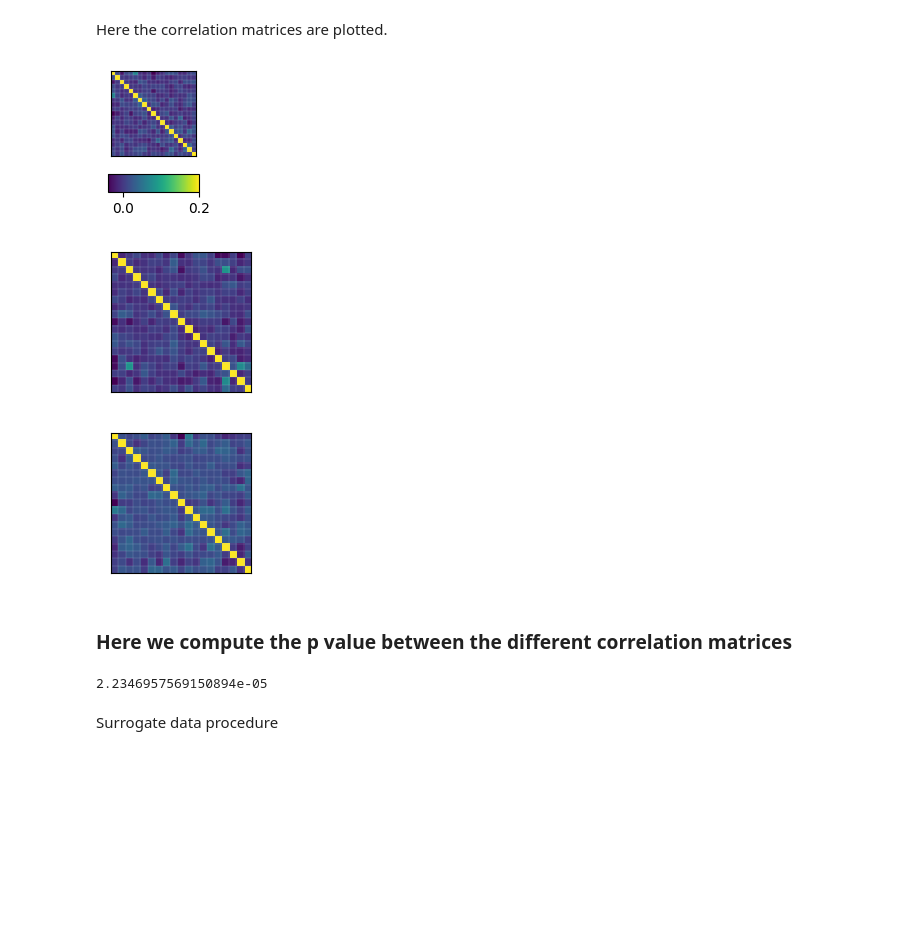
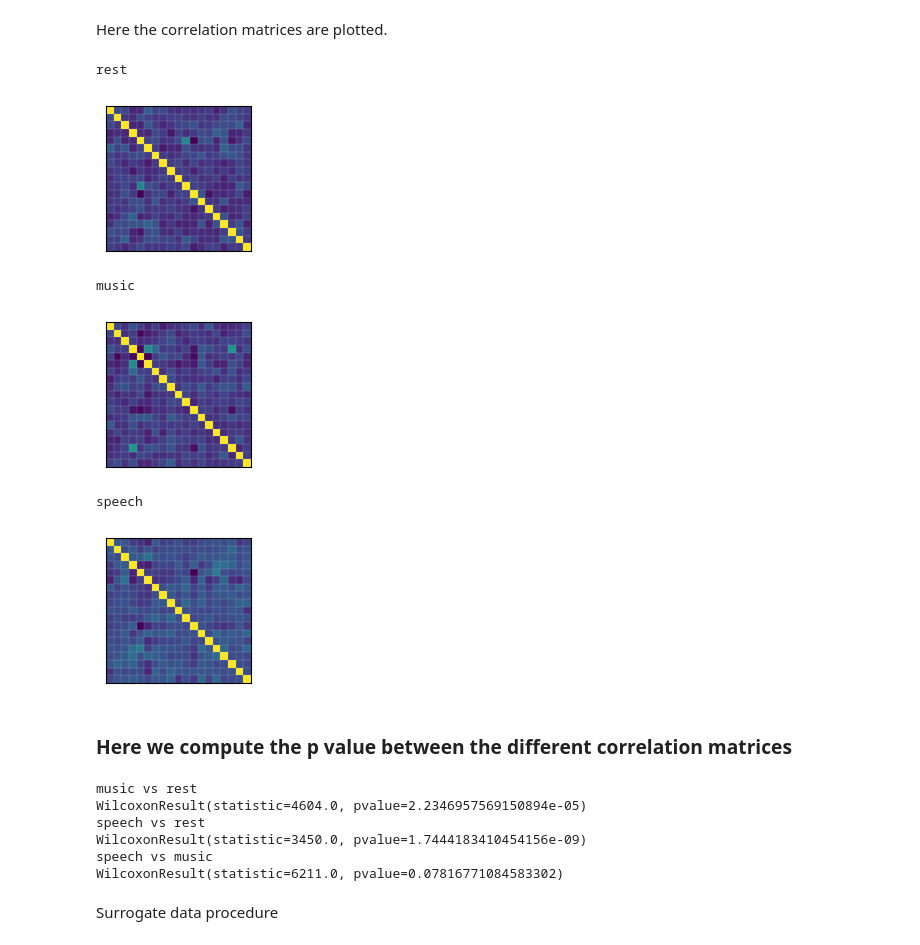
Before and after one commit to Mattehub/sorciere, a Jupyter notebook: figura_1.ipynb, the cells around one changed output. Drawn from its saved outputs; the diff is of its cells as text; code cells hidden in the pictures; blank space fills up the shorter version.

```diff
--- a/figura_1.ipynb
+++ b/figura_1.ipynb
@@ -21,22 +21,20 @@ import os
 import pickle
 import warnings
 import matplotlib
-from lempel_ziv_complexity import lempel_ziv_complexity
 import seaborn as sns
 
+#From the toolbox
 import saving as sv
 import avalanches as av
 import Utils_FC as fc
+from utils import *
 
 warnings.simplefilter('ignore')
 
-#path='/home/jeremy/anaconda3/matteo/'
+#Here the path to data
+path_results='C:/Users/matte/OneDrive/Documenti/matteo/sorciere_results/'
+path_figures='C:/Users/matte/OneDrive/Documenti/matteo/sorciere_results/'
 path='C:/Users/matte/OneDrive/Documenti/matteo/'
-#CREATING THE LIST OF SUBJECTS
-
-#main definition:
-
-sound_list=['speech','music', 'rest']
 
 #colors for plotting
 col_s='#8CCC94'
@@ -44,6 +42,13 @@ col_m='#FCAC74'
 col_r='#6CA4CC'
 
 colors={}
-colors['rest'] = '#6CA4CC'
-colors['speech'] = '#8CCC94'
-colors['music'] = '#FCAC74'
+colors['rest'] = col_r
+colors['speech'] = col_s
+colors['music'] = col_m
+
+#Here uploading subject and sound list
+sound_list=['rest','music','speech']
+
+subject_list = sv.loading(path+'sorciere_utils/sublist')
+
+cha_i=sv.loading(path+'sorciere_utils/channels_dic_H_non_H_left_right')
@@ -324,36 +170,55 @@ for sound in sound_list:
 # %% [markdown]
 Here the correlation matrices are plotted.
 # %%
-sv.saving(corr_matrix, 'matrix_corr_'+dataused)
 vm=0.2
 cl='viridis'
+colorbar=False
 
 for sound in sound_list:
 
     a,b=0,0.1
+    print(sound)
     plt.figure(figsize=(1.75,1.75))
-    #plt.title('Backbone',fontsize=MEDIUM_SIZE)
     plt.imshow(corr_matrix[sound],cmap=cl,interpolation='nearest',vmax=vm,)
     for i in range(len(subject_list)):
         plt.axvline(i-0.5,linewidth=0.15,color='lightsteelblue')
         plt.axhline(i-0.5,linewidth=0.15,color='lightsteelblue')
     plt.yticks([])
     plt.xticks([])
-    if sound=='rest':
+    if sound=='rest' and colorbar==True:
         plt.colorbar(orientation = 'horizontal', shrink=1, aspect=5)
     plt.tight_layout()
-    #plt.savefig('dyn_corr_matrix_AP_colorbar'+sound+'_'+dataused+'.png', dpi=600)
+
+    #saving the figure:
+    plt.savefig(path_figures+'intersub_corr_matrix_AP_colorbar'+sound+'_'+dataused+'.png', dpi=600)
+
     plt.show()
 # %% [output]
+rest
-[figure, old version]
+[figure, new version]
+music
-[figure, old version]
+[figure, new version]
+speech
-[figure, old version]
+[figure, new version]
 # %% [markdown]
 ### Here we compute the p value between the different correlation matrices
 # %%
-stats.wilcoxon(corr_matrix['music'][np.triu_indices(19, k = 1)],corr_matrix['rest'][np.triu_indices(19, k = 1)])[1]
+print('music vs rest')
+
+print(stats.wilcoxon(corr_matrix['music'][np.triu_indices(19, k = 1)],corr_matrix['rest'][np.triu_indices(19, k = 1)]))
+
+print('speech vs rest')
+print(stats.wilcoxon(corr_matrix['speech'][np.triu_indices(19, k = 1)],corr_matrix['rest'][np.triu_indices(19, k = 1)]))
+
+print('speech vs music')
+print(stats.wilcoxon(corr_matrix['speech'][np.triu_indices(19, k = 1)],corr_matrix['music'][np.triu_indices(19, k = 1)]))
 # %% [output]
-2.2346957569150894e-05
+music vs rest
+WilcoxonResult(statistic=4604.0, pvalue=2.2346957569150894e-05)
+speech vs rest
+WilcoxonResult(statistic=3450.0, pvalue=1.7444183410454156e-09)
+speech vs music
+WilcoxonResult(statistic=6211.0, pvalue=0.07816771084583302)
 # %% [markdown]
 Surrogate data procedure
 # %%
```
Also changed, not shown: parts of 41 cells of this notebook, 3 other files.
